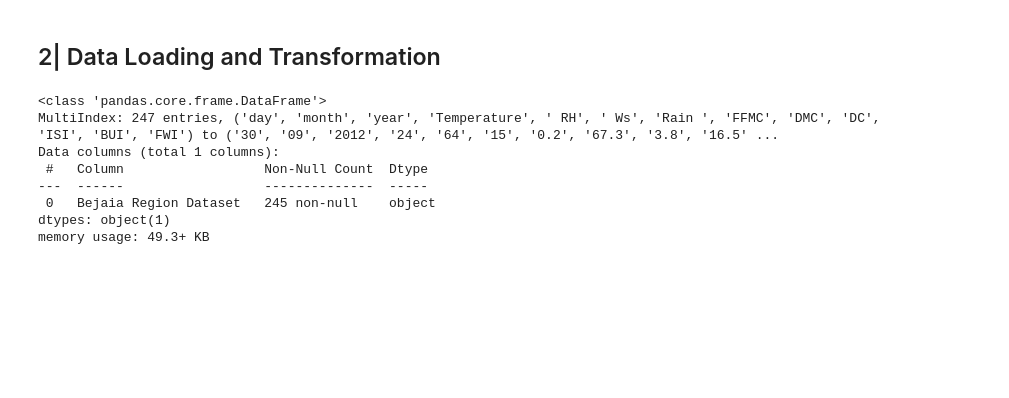
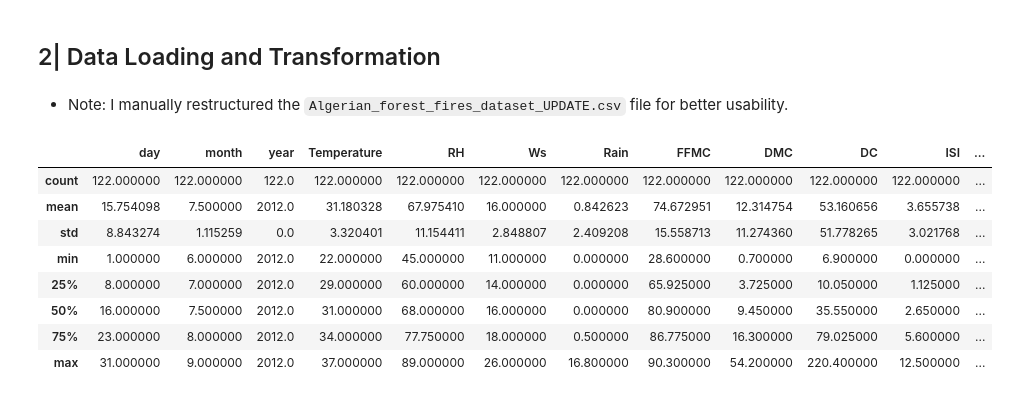
Before and after one commit to MoncefDj/AI-DS-Masters, a Jupyter notebook: 1st semester/Data exploration and visualization/Exploratory Data Analysis and Visualization Showcase.ipynb, the cells around one changed output. Drawn from its saved outputs; the diff is of its cells as text; code cells hidden in the pictures; blank space fills up the shorter version.

```diff
--- a/1st semester/Data exploration and visualization/Exploratory Data Analysis and Visualization Showcase.ipynb
+++ b/1st semester/Data exploration and visualization/Exploratory Data Analysis and Visualization Showcase.ipynb
@@ -34,11 +30,22 @@ df = pd.read_csv(
+# %% [markdown]
+- Note: I manually restructured the `Algerian_forest_fires_dataset_UPDATE.csv` file for better usability.
+# %%
+df = pd.read_csv("./algerian+forest+fires+dataset/Algerian_forest_fires.csv")
+bejaia_df = pd.read_csv("./algerian+forest+fires+dataset/Bejaia Region Dataset.csv")
+sidi_bel_abbes_df = pd.read_csv(
+    "./algerian+forest+fires+dataset/Sidi-Bel Abbes Region Dataset.csv"
+)
 # %%
-df.info()
+df.describe()
-# %% [output]
-<class 'pandas.core.frame.DataFrame'>
-MultiIndex: 247 entries, ('day', 'month', 'year', 'Temperature', ' RH', ' Ws', 'Rain ', 'FFMC', 'DMC', 'DC', 'ISI', 'BUI', 'FWI') to ('30', '09', '2012', '24', '64', '15', '0.2', '67.3', '3.8', '16.5' ...
-Data columns (total 1 columns):
- #   Column                  Non-Null Count  Dtype
----  ------                  --------------  -----
- 0   Bejaia Region Dataset   245 non-null    object
-dtypes: object(1)
-memory usage: 49.3+ KB
+# %%
+bejaia_df.describe()
+# %% [output]
+|  | day | month | year | Temperature | RH | Ws | Rain | FFMC | DMC | DC | ISI | ... |
+| count | 122.000000 | 122.000000 | 122.0 | 122.000000 | 122.000000 | 122.000000 | 122.000000 | 122.000000 | 122.000000 | 122.000000 | 122.000000 | ... |
+| mean | 15.754098 | 7.500000 | 2012.0 | 31.180328 | 67.975410 | 16.000000 | 0.842623 | 74.672951 | 12.314754 | 53.160656 | 3.655738 | ... |
+| std | 8.843274 | 1.115259 | 0.0 | 3.320401 | 11.154411 | 2.848807 | 2.409208 | 15.558713 | 11.274360 | 51.778265 | 3.021768 | ... |
+| min | 1.000000 | 6.000000 | 2012.0 | 22.000000 | 45.000000 | 11.000000 | 0.000000 | 28.600000 | 0.700000 | 6.900000 | 0.000000 | ... |
+| 25% | 8.000000 | 7.000000 | 2012.0 | 29.000000 | 60.000000 | 14.000000 | 0.000000 | 65.925000 | 3.725000 | 10.050000 | 1.125000 | ... |
+| 50% | 16.000000 | 7.500000 | 2012.0 | 31.000000 | 68.000000 | 16.000000 | 0.000000 | 80.900000 | 9.450000 | 35.550000 | 2.650000 | ... |
+| 75% | 23.000000 | 8.000000 | 2012.0 | 34.000000 | 77.750000 | 18.000000 | 0.500000 | 86.775000 | 16.300000 | 79.025000 | 5.600000 | ... |
+| max | 31.000000 | 9.000000 | 2012.0 | 37.000000 | 89.000000 | 26.000000 | 16.800000 | 90.300000 | 54.200000 | 220.400000 | 12.500000 | ... |
```
Also changed, not shown: parts of 2 cells of this notebook, 4 other files.
